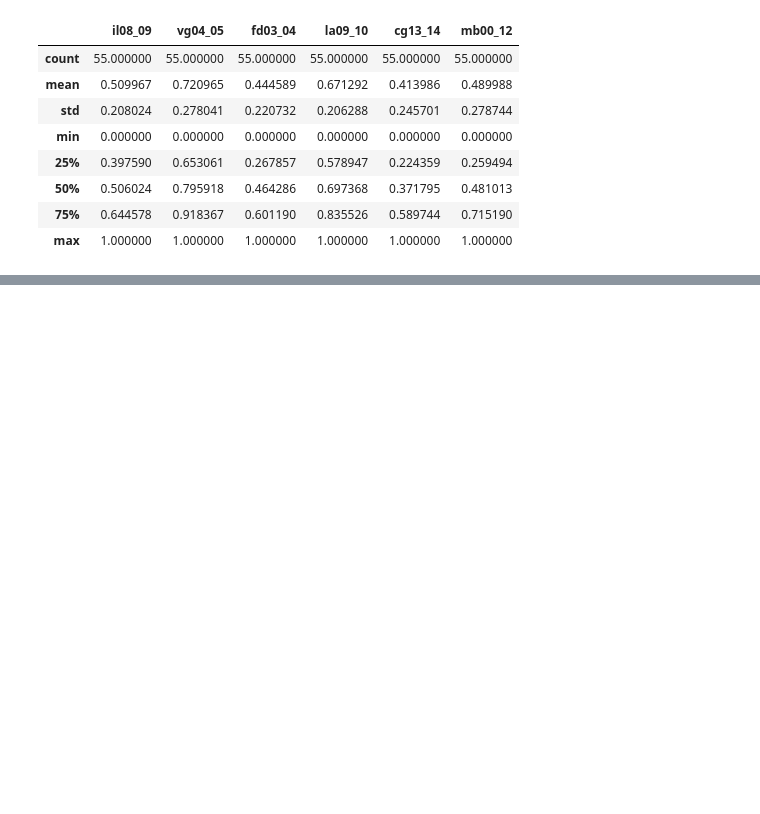
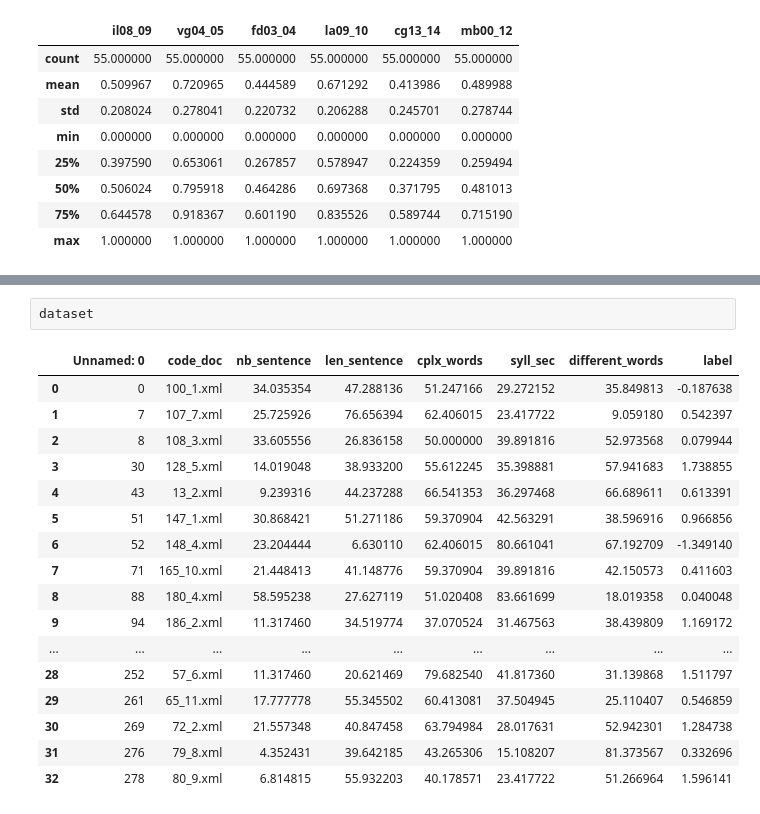
Before and after one commit to vincentnam/Project-Archean, a Jupyter notebook: ChallengeM2SID_2019.ipynb, the cells around one changed output, grey strips where cells are left out. Drawn from its saved outputs; the diff is of its cells as text; blank space fills up the shorter version.

```diff
--- a/ChallengeM2SID_2019.ipynb
+++ b/ChallengeM2SID_2019.ipynb
@@ -409,0 +943,20 @@ normalisation(normalized).describe()
+# %%
+dataset
+# %% [output]
+|  | Unnamed: 0 | code_doc | nb_sentence | len_sentence | cplx_words | syll_sec | different_words | label |
+| 0 | 0 | 100_1.xml | 34.035354 | 47.288136 | 51.247166 | 29.272152 | 35.849813 | -0.187638 |
+| 1 | 7 | 107_7.xml | 25.725926 | 76.656394 | 62.406015 | 23.417722 | 9.059180 | 0.542397 |
+| 2 | 8 | 108_3.xml | 33.605556 | 26.836158 | 50.000000 | 39.891816 | 52.973568 | 0.079944 |
+| 3 | 30 | 128_5.xml | 14.019048 | 38.933200 | 55.612245 | 35.398881 | 57.941683 | 1.738855 |
+| 4 | 43 | 13_2.xml | 9.239316 | 44.237288 | 66.541353 | 36.297468 | 66.689611 | 0.613391 |
+| 5 | 51 | 147_1.xml | 30.868421 | 51.271186 | 59.370904 | 42.563291 | 38.596916 | 0.966856 |
+| 6 | 52 | 148_4.xml | 23.204444 | 6.630110 | 62.406015 | 80.661041 | 67.192709 | -1.349140 |
+| 7 | 71 | 165_10.xml | 21.448413 | 41.148776 | 59.370904 | 39.891816 | 42.150573 | 0.411603 |
+| 8 | 88 | 180_4.xml | 58.595238 | 27.627119 | 51.020408 | 83.661699 | 18.019358 | 0.040048 |
+| 9 | 94 | 186_2.xml | 11.317460 | 34.519774 | 37.070524 | 31.467563 | 38.439809 | 1.169172 |
+| ... | ... | ... | ... | ... | ... | ... | ... | ... |
+| 28 | 252 | 57_6.xml | 11.317460 | 20.621469 | 79.682540 | 41.817360 | 31.139868 | 1.511797 |
+| 29 | 261 | 65_11.xml | 17.777778 | 55.345502 | 60.413081 | 37.504945 | 25.110407 | 0.546859 |
+| 30 | 269 | 72_2.xml | 21.557348 | 40.847458 | 63.794984 | 28.017631 | 52.942301 | 1.284738 |
+| 31 | 276 | 79_8.xml | 4.352431 | 39.642185 | 43.265306 | 15.108207 | 81.373567 | 0.332696 |
+| 32 | 278 | 80_9.xml | 6.814815 | 55.932203 | 40.178571 | 23.417722 | 51.266964 | 1.596141 |
```
Also changed, not shown: parts of 98 cells of this notebook.
